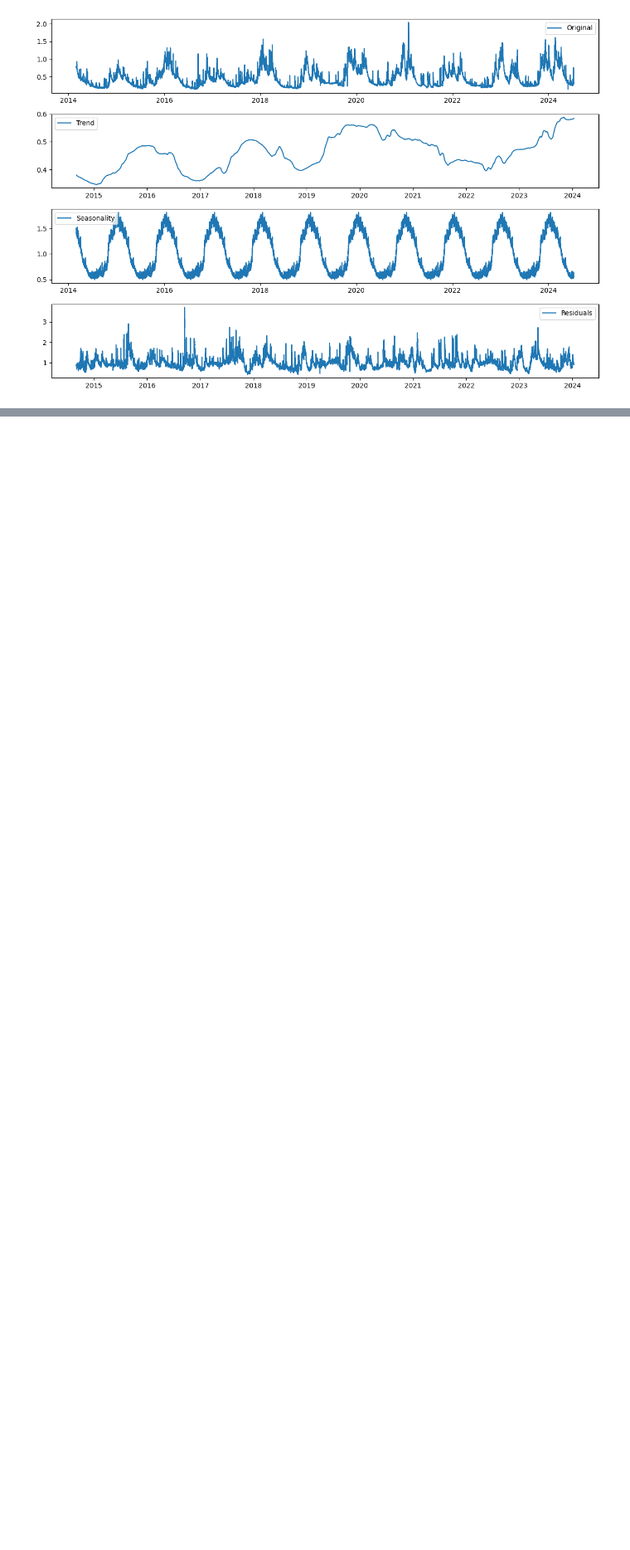
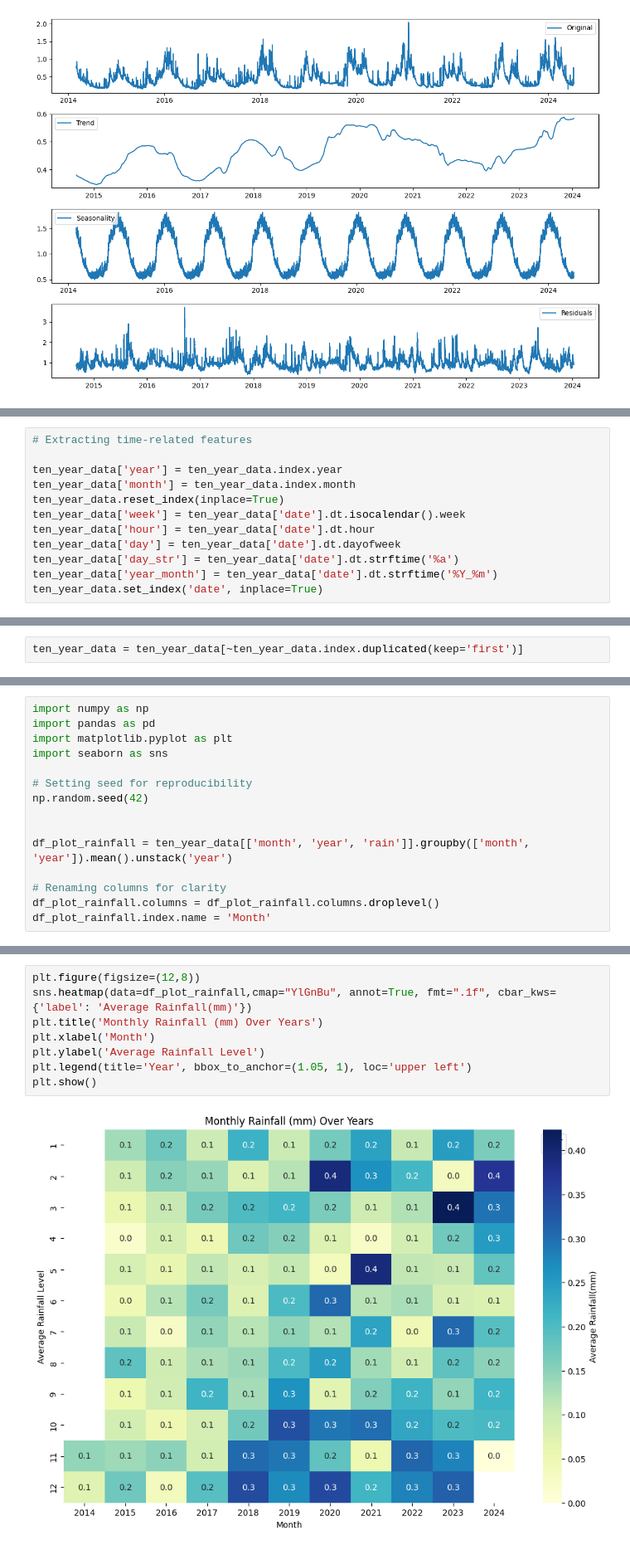
Before and after one commit to mishadcf/Flood-Prediction-Cornwall, a Jupyter notebook: notebooks/EDA.ipynb, the cells around one changed output, grey strips where cells are left out. Shown at 83% size. Cells and saved outputs as stored; diff of their text form; blank space fills up the shorter version.

```diff
--- a/notebooks/EDA.ipynb
+++ b/notebooks/EDA.ipynb
@@ -403,0 +545,12 @@ plt.tight_layout()
+# %%
+# Extracting time-related features
+
+ten_year_data['year'] = ten_year_data.index.year
+ten_year_data['month'] = ten_year_data.index.month
+ten_year_data.reset_index(inplace=True)
+ten_year_data['week'] = ten_year_data['date'].dt.isocalendar().week
+ten_year_data['hour'] = ten_year_data['date'].dt.hour
+ten_year_data['day'] = ten_year_data['date'].dt.dayofweek
+ten_year_data['day_str'] = ten_year_data['date'].dt.strftime('%a')
+ten_year_data['year_month'] = ten_year_data['date'].dt.strftime('%Y_%m')
+ten_year_data.set_index('date', inplace=True)
@@ -403,0 +579,2 @@ plt.tight_layout()
+# %%
+ten_year_data = ten_year_data[~ten_year_data.index.duplicated(keep='first')]
@@ -403,0 +598,15 @@ plt.tight_layout()
+# %%
+import numpy as np
+import pandas as pd
+import matplotlib.pyplot as plt
+import seaborn as sns
+
+# Setting seed for reproducibility
+np.random.seed(42)
+
+
+df_plot_rainfall = ten_year_data[['month', 'year', 'rain']].groupby(['month', 'year']).mean().unstack('year')
+
+# Renaming columns for clarity
+df_plot_rainfall.columns = df_plot_rainfall.columns.droplevel()
+df_plot_rainfall.index.name = 'Month'
@@ -403,0 +630,10 @@ plt.tight_layout()
+# %%
+plt.figure(figsize=(12,8))
+sns.heatmap(data=df_plot_rainfall,cmap="YlGnBu", annot=True, fmt=".1f", cbar_kws={'label': 'Average Rainfall(mm)'})
+plt.title('Monthly Rainfall (mm) Over Years')
+plt.xlabel('Month')
+plt.ylabel('Average Rainfall Level')
+plt.legend(title='Year', bbox_to_anchor=(1.05, 1), loc='upper left')
+plt.show()
+# %% [output]
+[figure, added]
```
Also changed, not shown: parts of 38 cells of this notebook.
